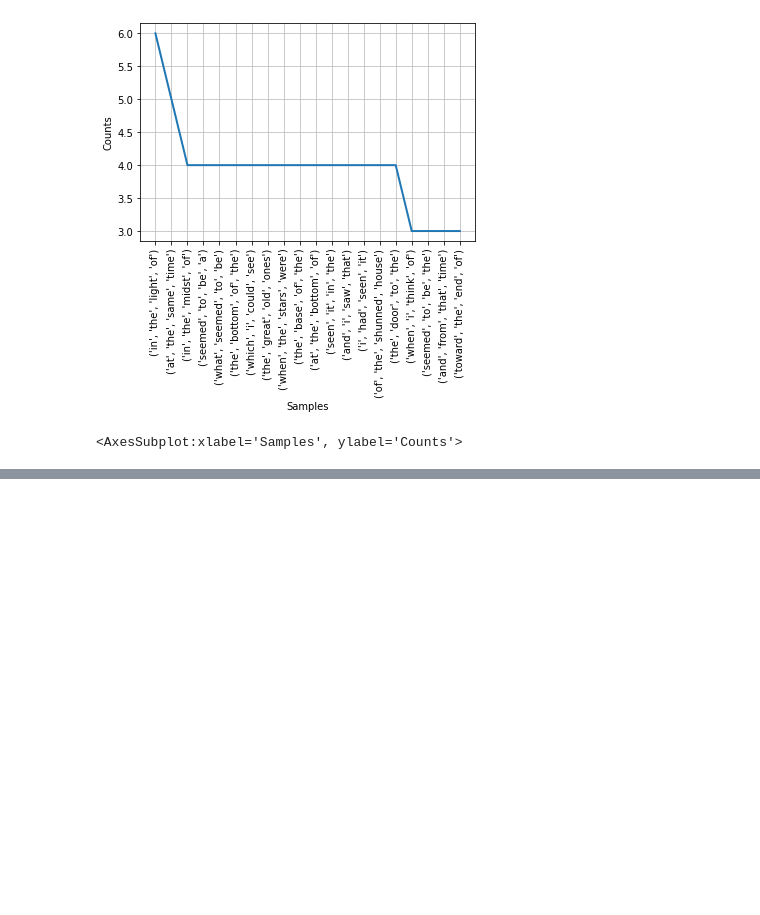
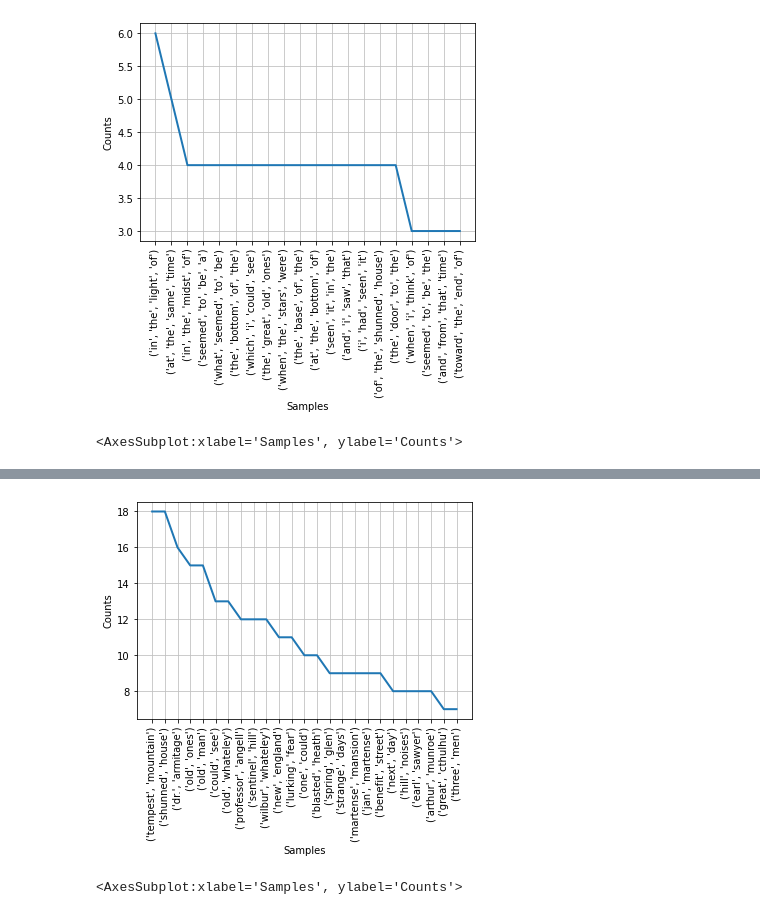
Before and after one commit to felimomo/nlp, a Jupyter notebook: tutorial_2.ipynb, the cells around one changed output, grey strips where cells are left out. Drawn from its saved outputs; the diff is of its cells as text; code cells hidden in the pictures; blank space fills up the shorter version.

```diff
--- a/tutorial_2.ipynb
+++ b/tutorial_2.ipynb
@@ -321,0 +257,18 @@ freq_d[4].plot(20)
+# %%
+# remove them from the list of unigrams
+raw_unigrams = generate_ngrams(sentences,1)
+stop_words.add("...")
+stop_words.add(".")
+pruned_unigrams = [p for p in raw_unigrams if p[0] not in stop_words]
+
+
+def second_lvl_flatten(L):
+    return [tuple([l[0] for l in x]) for x in L]
+    #return [l[0] for x in L for l in x]
+
+pruned_ngram_dict = {
+    i: second_lvl_flatten(
+        list(ngrams(pruned_unigrams, i+1))
+    )
+    for i in range(1,4)
+}
@@ -321,0 +296,7 @@ freq_d[4].plot(20)
+# %%
+freq_n = {i: nltk.FreqDist(pruned_ngram_dict[i]) for i in range(1,4)}
+# %%
+freq_n[1].plot(25)
+# %% [output]
+[figure, added]
+<AxesSubplot:xlabel='Samples', ylabel='Counts'>
```
Also changed, not shown: parts of 4 cells of this notebook, 1 other file.
